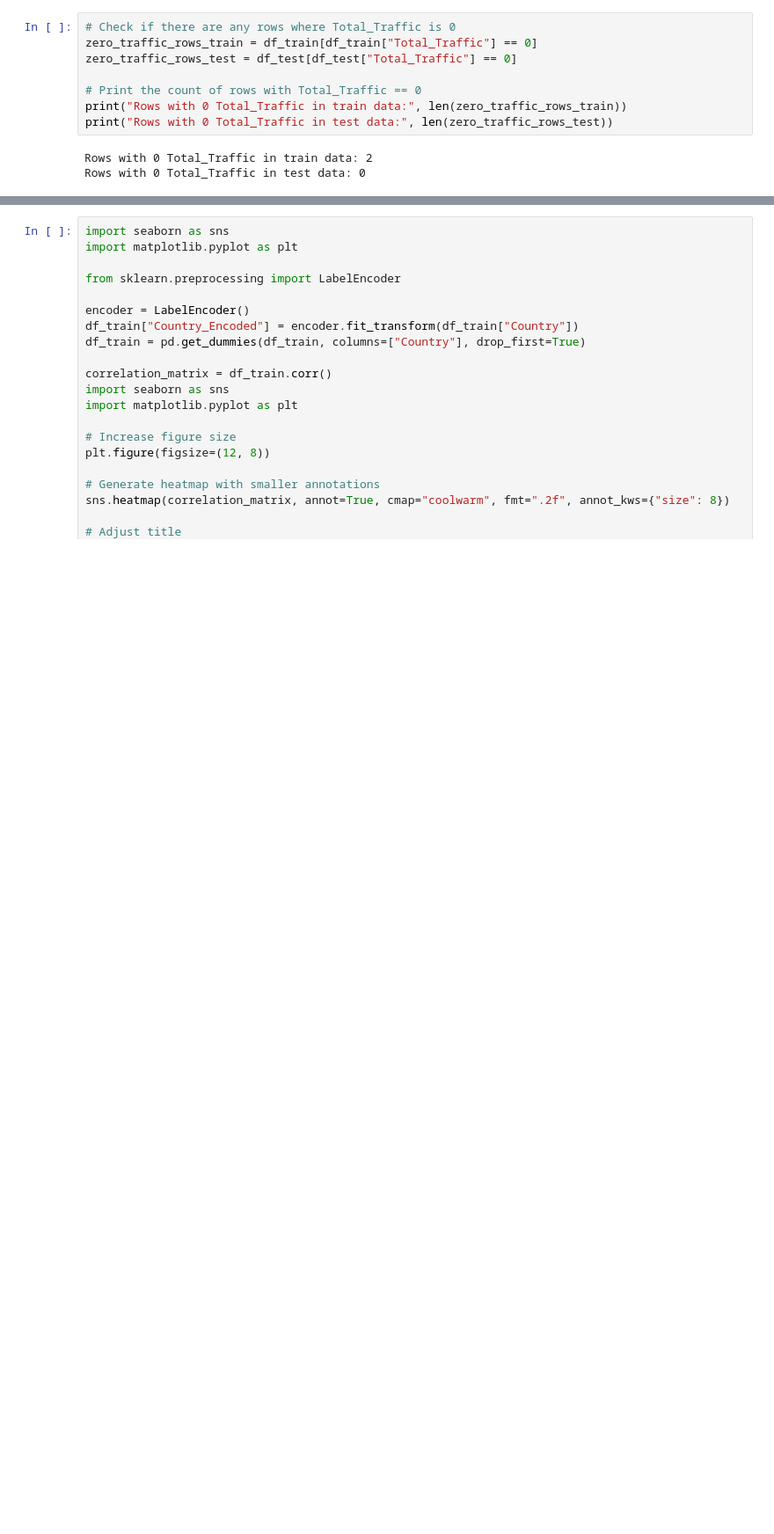
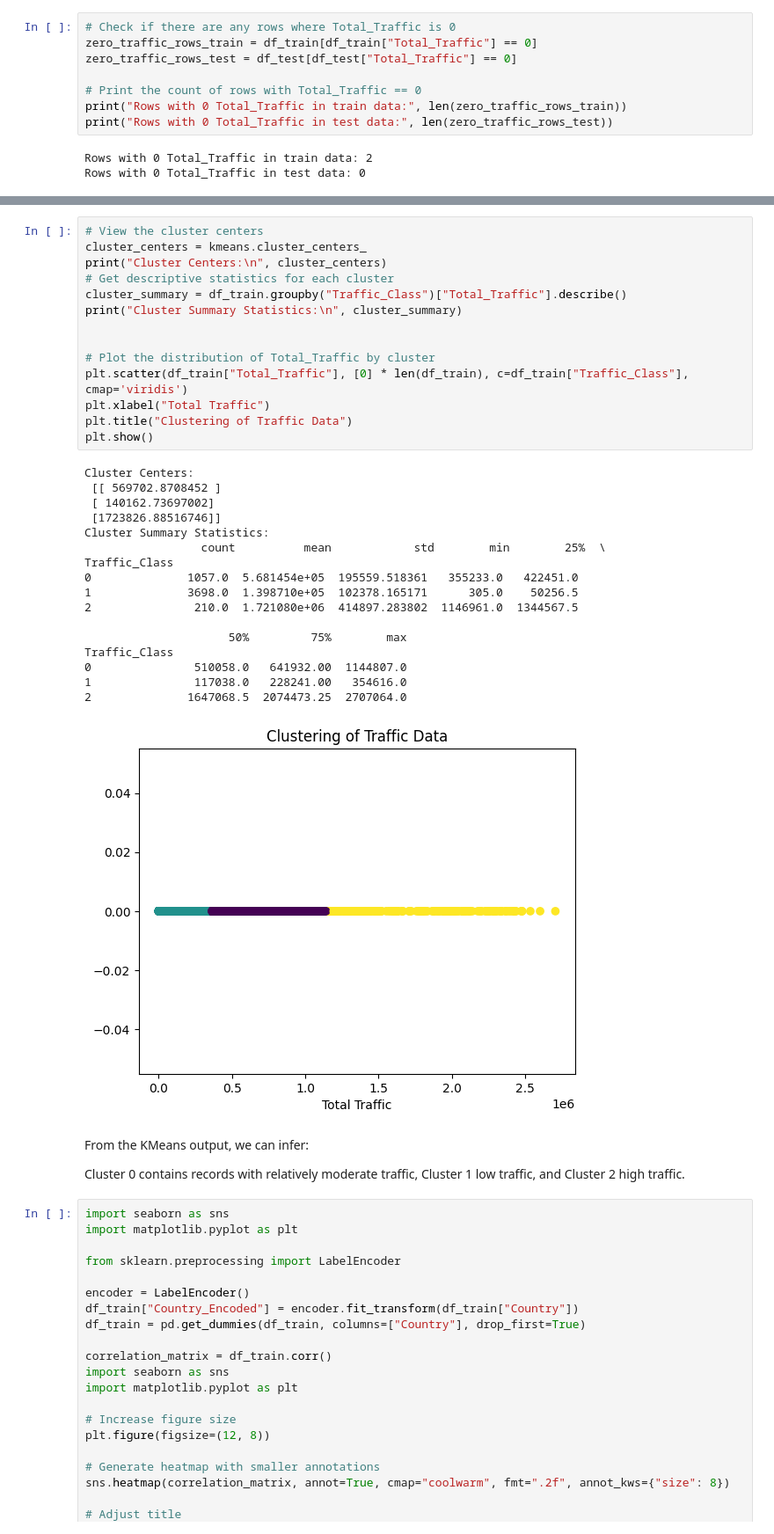
Before and after one commit to vianiecetan/traveltrends, a Jupyter notebook: Classification/randomforest.ipynb, the cells around one changed output, grey strips where cells are left out. Shown at 88% size. Cells and saved outputs as stored; diff of their text form; blank space fills up the shorter version.

```diff
--- a/Classification/randomforest.ipynb
+++ b/Classification/randomforest.ipynb
@@ -50,3 +40,39 @@ Third bin: From 293,217.33 to 2,707,064.00 (High Traffic)
+# %%
+# View the cluster centers
+cluster_centers = kmeans.cluster_centers_
+print("Cluster Centers:\n", cluster_centers)
+# Get descriptive statistics for each cluster
+cluster_summary = df_train.groupby("Traffic_Class")["Total_Traffic"].describe()
+print("Cluster Summary Statistics:\n", cluster_summary)
+
+
+# Plot the distribution of Total_Traffic by cluster
+plt.scatter(df_train["Total_Traffic"], [0] * len(df_train), c=df_train["Traffic_Class"], cmap='viridis')
+plt.xlabel("Total Traffic")
+plt.title("Clustering of Traffic Data")
+plt.show()
+# %% [output]
+Cluster Centers:
+ [[ 569702.8708452 ]
+ [ 140162.73697002]
+ [1723826.88516746]]
+Cluster Summary Statistics:
+                 count          mean            std        min        25%  \
+Traffic_Class
+0              1057.0  5.681454e+05  195559.518361   355233.0   422451.0
+1              3698.0  1.398710e+05  102378.165171      305.0    50256.5
+2               210.0  1.721080e+06  414897.283802  1146961.0  1344567.5
+
+                     50%         75%        max
+Traffic_Class
+0               510058.0   641932.00  1144807.0
+1               117038.0   228241.00   354616.0
+2              1647068.5  2074473.25  2707064.0
+[figure, added]
+# %% [markdown]
+From the KMeans output, we can infer:
+
+Cluster 0 contains records with relatively moderate traffic, Cluster 1 low traffic, and Cluster 2 high traffic.
 # %%
 import seaborn as sns
 import matplotlib.pyplot as plt
```
Also changed, not shown: parts of 22 cells of this notebook, 2 other files.
